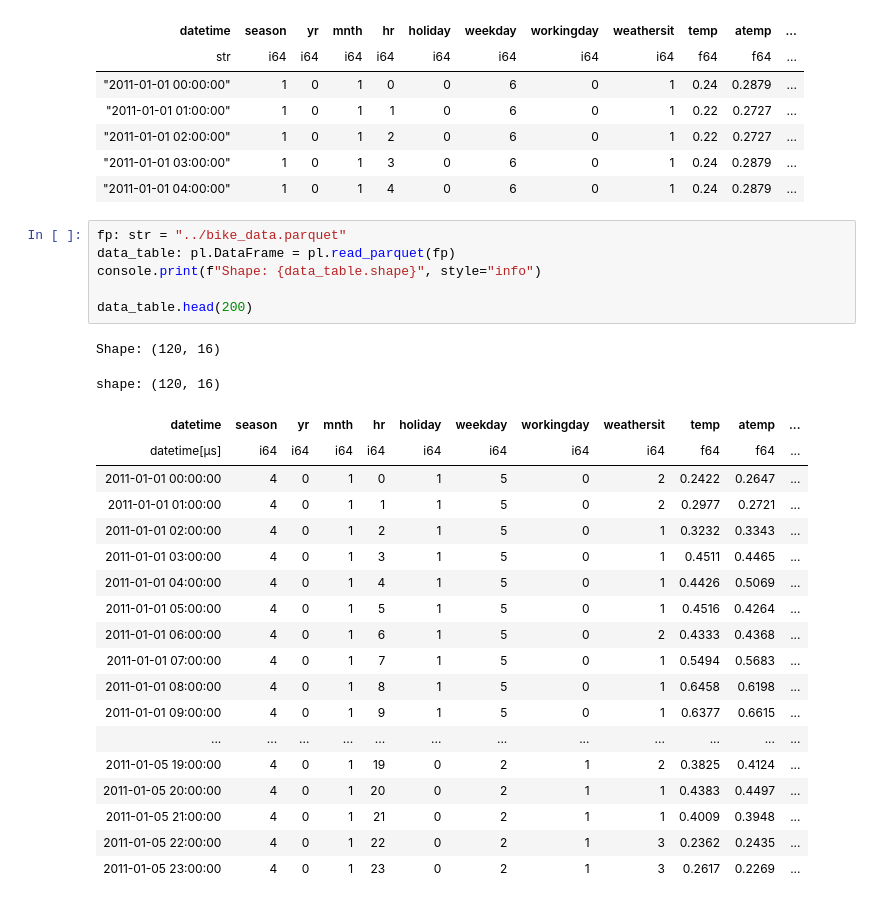
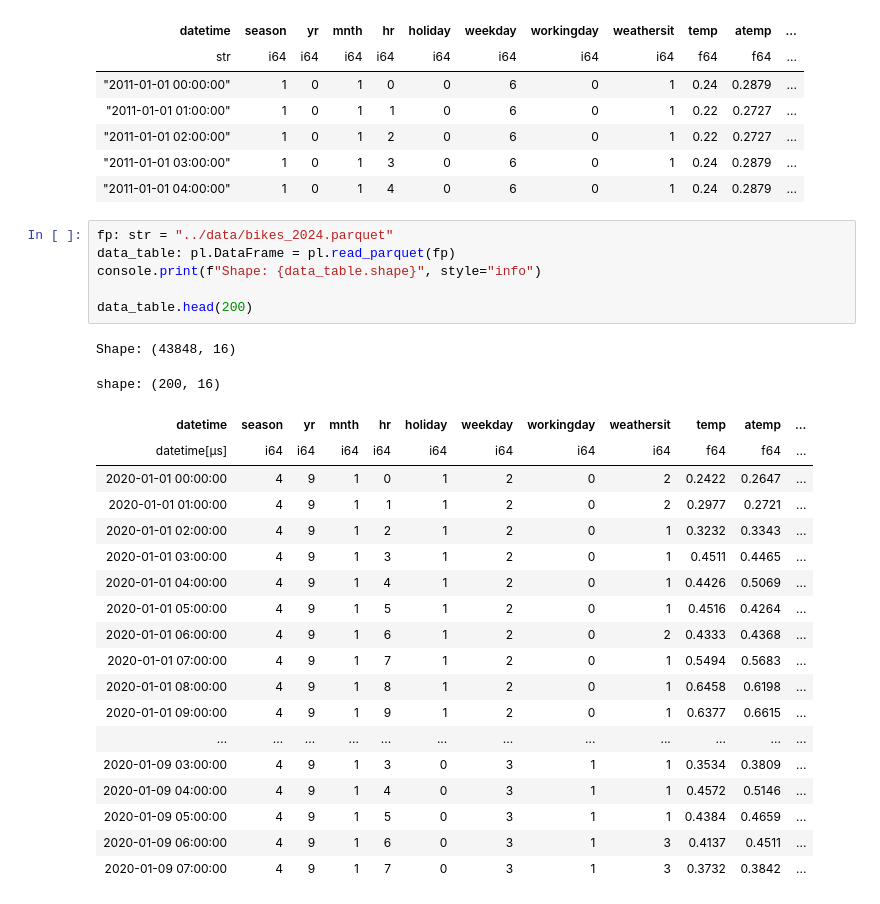
Before and after one commit to chineidu/Bike-Rental-Prediction, a Jupyter notebook: notebooks/00-lab.ipynb, the cells around one changed output. Drawn from its saved outputs; the diff is of its cells as text.

```diff
--- a/notebooks/00-lab.ipynb
+++ b/notebooks/00-lab.ipynb
@@ -72,29 +65,29 @@ shape: (5, 16)
 | "2011-01-01 03:00:00" | 1 | 0 | 1 | 3 | 0 | 6 | 0 | 1 | 0.24 | 0.2879 | ... |
 | "2011-01-01 04:00:00" | 1 | 0 | 1 | 4 | 0 | 6 | 0 | 1 | 0.24 | 0.2879 | ... |
 # %%
-fp: str = "../bike_data.parquet"
+fp: str = "../data/bikes_2024.parquet"
 data_table: pl.DataFrame = pl.read_parquet(fp)
 console.print(f"Shape: {data_table.shape}", style="info")
 
 data_table.head(200)
 # %% [output]
-Shape: (120, 16)
+Shape: (43848, 16)
-shape: (120, 16)
+shape: (200, 16)
 | datetime | season | yr | mnth | hr | holiday | weekday | workingday | weathersit | temp | atemp | ... |
 | datetime[μs] | i64 | i64 | i64 | i64 | i64 | i64 | i64 | i64 | f64 | f64 | ... |
-| 2011-01-01 00:00:00 | 4 | 0 | 1 | 0 | 1 | 5 | 0 | 2 | 0.2422 | 0.2647 | ... |
-| 2011-01-01 01:00:00 | 4 | 0 | 1 | 1 | 1 | 5 | 0 | 2 | 0.2977 | 0.2721 | ... |
-| 2011-01-01 02:00:00 | 4 | 0 | 1 | 2 | 1 | 5 | 0 | 1 | 0.3232 | 0.3343 | ... |
-| 2011-01-01 03:00:00 | 4 | 0 | 1 | 3 | 1 | 5 | 0 | 1 | 0.4511 | 0.4465 | ... |
-| 2011-01-01 04:00:00 | 4 | 0 | 1 | 4 | 1 | 5 | 0 | 1 | 0.4426 | 0.5069 | ... |
-| 2011-01-01 05:00:00 | 4 | 0 | 1 | 5 | 1 | 5 | 0 | 1 | 0.4516 | 0.4264 | ... |
-| 2011-01-01 06:00:00 | 4 | 0 | 1 | 6 | 1 | 5 | 0 | 2 | 0.4333 | 0.4368 | ... |
-| 2011-01-01 07:00:00 | 4 | 0 | 1 | 7 | 1 | 5 | 0 | 1 | 0.5494 | 0.5683 | ... |
-| 2011-01-01 08:00:00 | 4 | 0 | 1 | 8 | 1 | 5 | 0 | 1 | 0.6458 | 0.6198 | ... |
-| 2011-01-01 09:00:00 | 4 | 0 | 1 | 9 | 1 | 5 | 0 | 1 | 0.6377 | 0.6615 | ... |
+| 2020-01-01 00:00:00 | 4 | 9 | 1 | 0 | 1 | 2 | 0 | 2 | 0.2422 | 0.2647 | ... |
+| 2020-01-01 01:00:00 | 4 | 9 | 1 | 1 | 1 | 2 | 0 | 2 | 0.2977 | 0.2721 | ... |
+| 2020-01-01 02:00:00 | 4 | 9 | 1 | 2 | 1 | 2 | 0 | 1 | 0.3232 | 0.3343 | ... |
+| 2020-01-01 03:00:00 | 4 | 9 | 1 | 3 | 1 | 2 | 0 | 1 | 0.4511 | 0.4465 | ... |
+| 2020-01-01 04:00:00 | 4 | 9 | 1 | 4 | 1 | 2 | 0 | 1 | 0.4426 | 0.5069 | ... |
+| 2020-01-01 05:00:00 | 4 | 9 | 1 | 5 | 1 | 2 | 0 | 1 | 0.4516 | 0.4264 | ... |
+| 2020-01-01 06:00:00 | 4 | 9 | 1 | 6 | 1 | 2 | 0 | 2 | 0.4333 | 0.4368 | ... |
+| 2020-01-01 07:00:00 | 4 | 9 | 1 | 7 | 1 | 2 | 0 | 1 | 0.5494 | 0.5683 | ... |
+| 2020-01-01 08:00:00 | 4 | 9 | 1 | 8 | 1 | 2 | 0 | 1 | 0.6458 | 0.6198 | ... |
+| 2020-01-01 09:00:00 | 4 | 9 | 1 | 9 | 1 | 2 | 0 | 1 | 0.6377 | 0.6615 | ... |
 | ... | ... | ... | ... | ... | ... | ... | ... | ... | ... | ... | ... |
-| 2011-01-05 19:00:00 | 4 | 0 | 1 | 19 | 0 | 2 | 1 | 2 | 0.3825 | 0.4124 | ... |
-| 2011-01-05 20:00:00 | 4 | 0 | 1 | 20 | 0 | 2 | 1 | 1 | 0.4383 | 0.4497 | ... |
-| 2011-01-05 21:00:00 | 4 | 0 | 1 | 21 | 0 | 2 | 1 | 1 | 0.4009 | 0.3948 | ... |
-| 2011-01-05 22:00:00 | 4 | 0 | 1 | 22 | 0 | 2 | 1 | 3 | 0.2362 | 0.2435 | ... |
-| 2011-01-05 23:00:00 | 4 | 0 | 1 | 23 | 0 | 2 | 1 | 3 | 0.2617 | 0.2269 | ... |
+| 2020-01-09 03:00:00 | 4 | 9 | 1 | 3 | 0 | 3 | 1 | 1 | 0.3534 | 0.3809 | ... |
+| 2020-01-09 04:00:00 | 4 | 9 | 1 | 4 | 0 | 3 | 1 | 1 | 0.4572 | 0.5146 | ... |
+| 2020-01-09 05:00:00 | 4 | 9 | 1 | 5 | 0 | 3 | 1 | 1 | 0.4384 | 0.4659 | ... |
+| 2020-01-09 06:00:00 | 4 | 9 | 1 | 6 | 0 | 3 | 1 | 3 | 0.4137 | 0.4511 | ... |
+| 2020-01-09 07:00:00 | 4 | 9 | 1 | 7 | 0 | 3 | 1 | 3 | 0.3732 | 0.3842 | ... |
```
Also changed, not shown: parts of 1 cell of this notebook, 14 other files.
